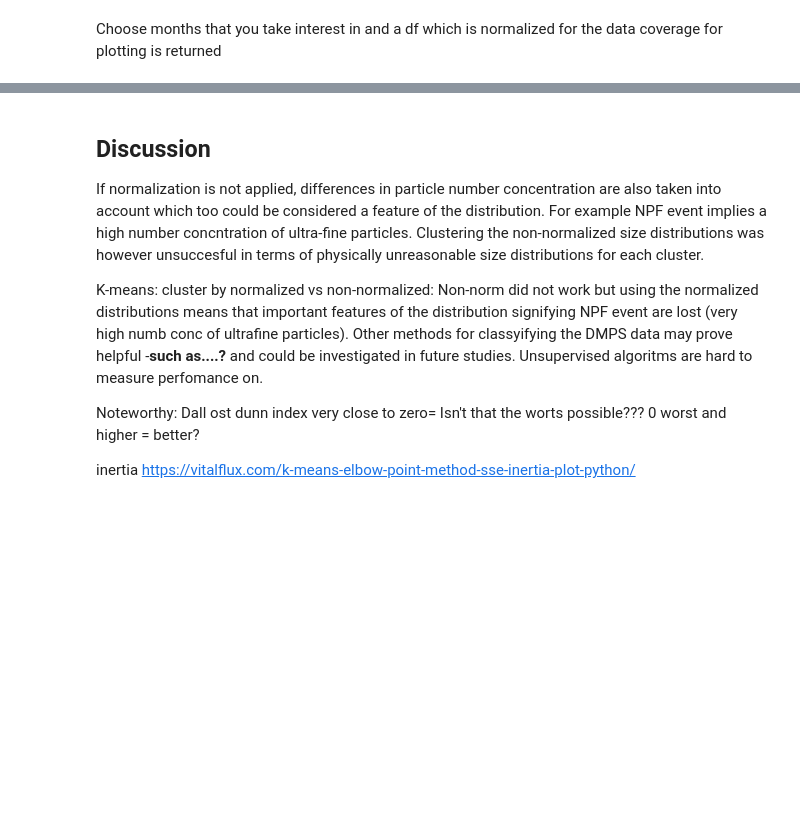
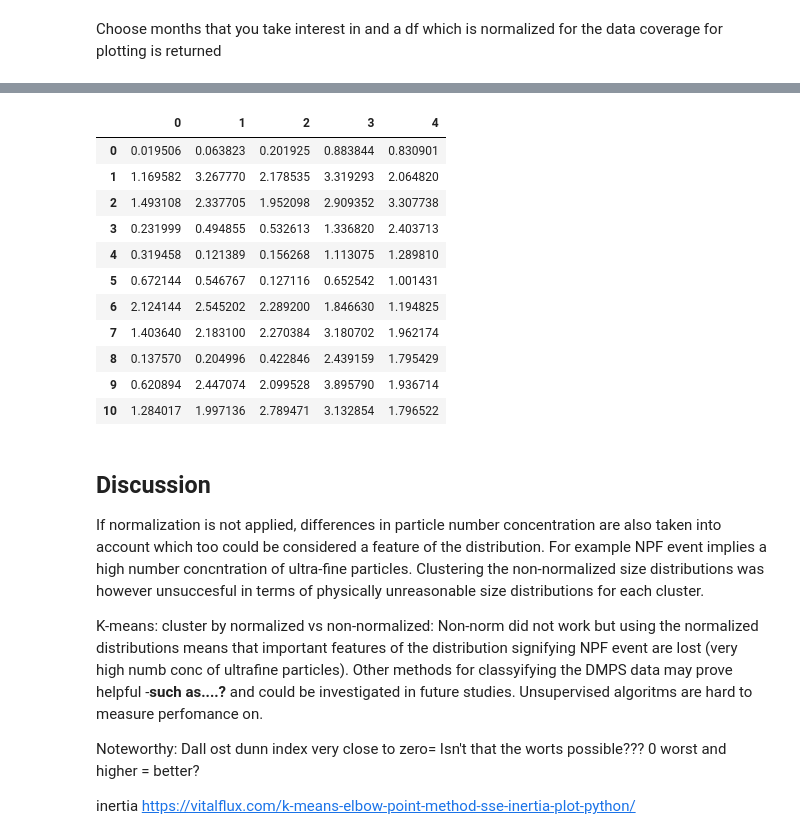
Before and after one commit to eScience-course/Tjaernoe2022-group3, a Jupyter notebook: notebooks/Report_Lovisa.ipynb, the cells around one changed output, grey strips where cells are left out. Saved outputs shown, nothing was run; the diff lists cells and outputs as text; code cells hidden in the pictures; blank space fills up the shorter version.

```diff
--- a/notebooks/Report_Lovisa.ipynb
+++ b/notebooks/Report_Lovisa.ipynb
@@ -521,3 +486,18 @@ df_year.head()
+# %%
+df.T
+# %% [output]
+|  | 0 | 1 | 2 | 3 | 4 |
+| 0 | 0.019506 | 0.063823 | 0.201925 | 0.883844 | 0.830901 |
+| 1 | 1.169582 | 3.267770 | 2.178535 | 3.319293 | 2.064820 |
+| 2 | 1.493108 | 2.337705 | 1.952098 | 2.909352 | 3.307738 |
+| 3 | 0.231999 | 0.494855 | 0.532613 | 1.336820 | 2.403713 |
+| 4 | 0.319458 | 0.121389 | 0.156268 | 1.113075 | 1.289810 |
+| 5 | 0.672144 | 0.546767 | 0.127116 | 0.652542 | 1.001431 |
+| 6 | 2.124144 | 2.545202 | 2.289200 | 1.846630 | 1.194825 |
+| 7 | 1.403640 | 2.183100 | 2.270384 | 3.180702 | 1.962174 |
+| 8 | 0.137570 | 0.204996 | 0.422846 | 2.439159 | 1.795429 |
+| 9 | 0.620894 | 2.447074 | 2.099528 | 3.895790 | 1.936714 |
+| 10 | 1.284017 | 1.997136 | 2.789471 | 3.132854 | 1.796522 |
 # %%
 #df_norm_summer = df_T_summer[['1', '2', '3', '4', '5']].div(df_T_summer['total'], axis=0)
 # %%
```
Also changed, not shown: parts of 8 cells of this notebook, 2 other files.
